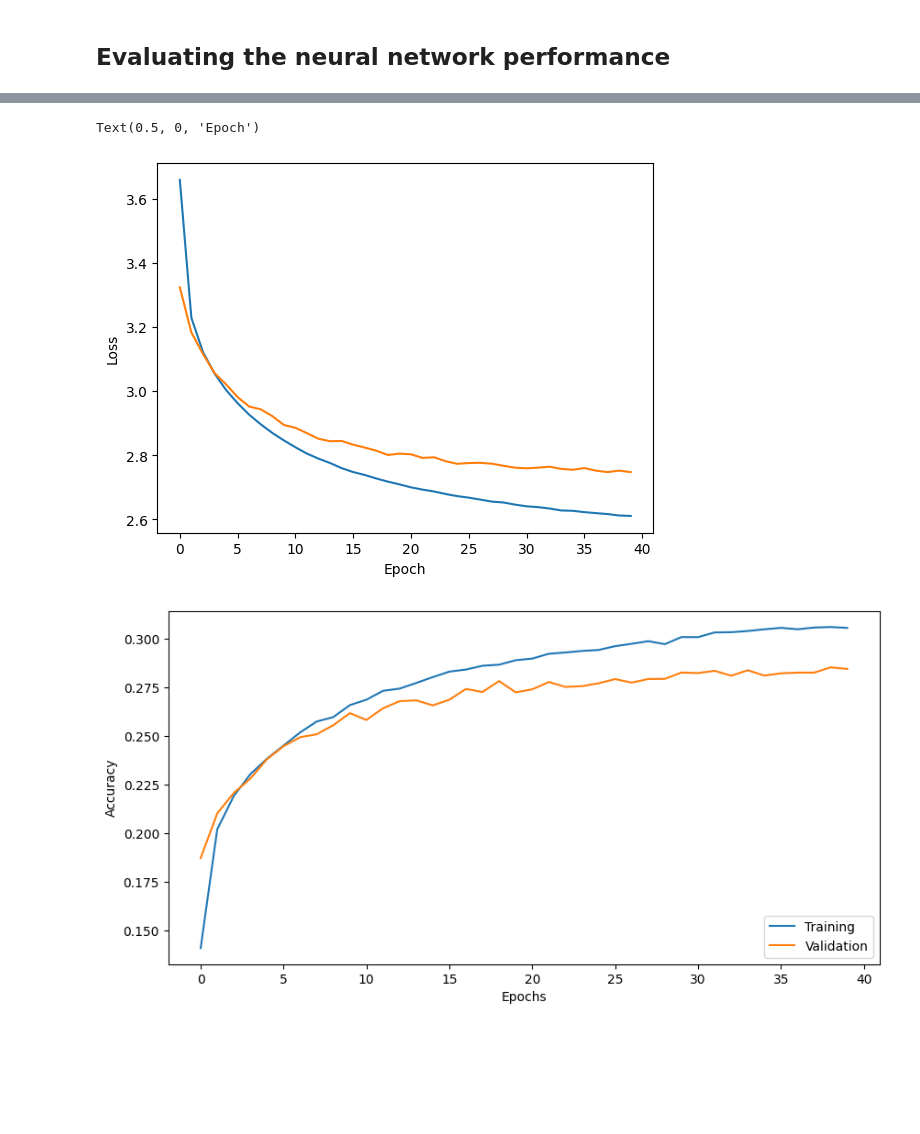
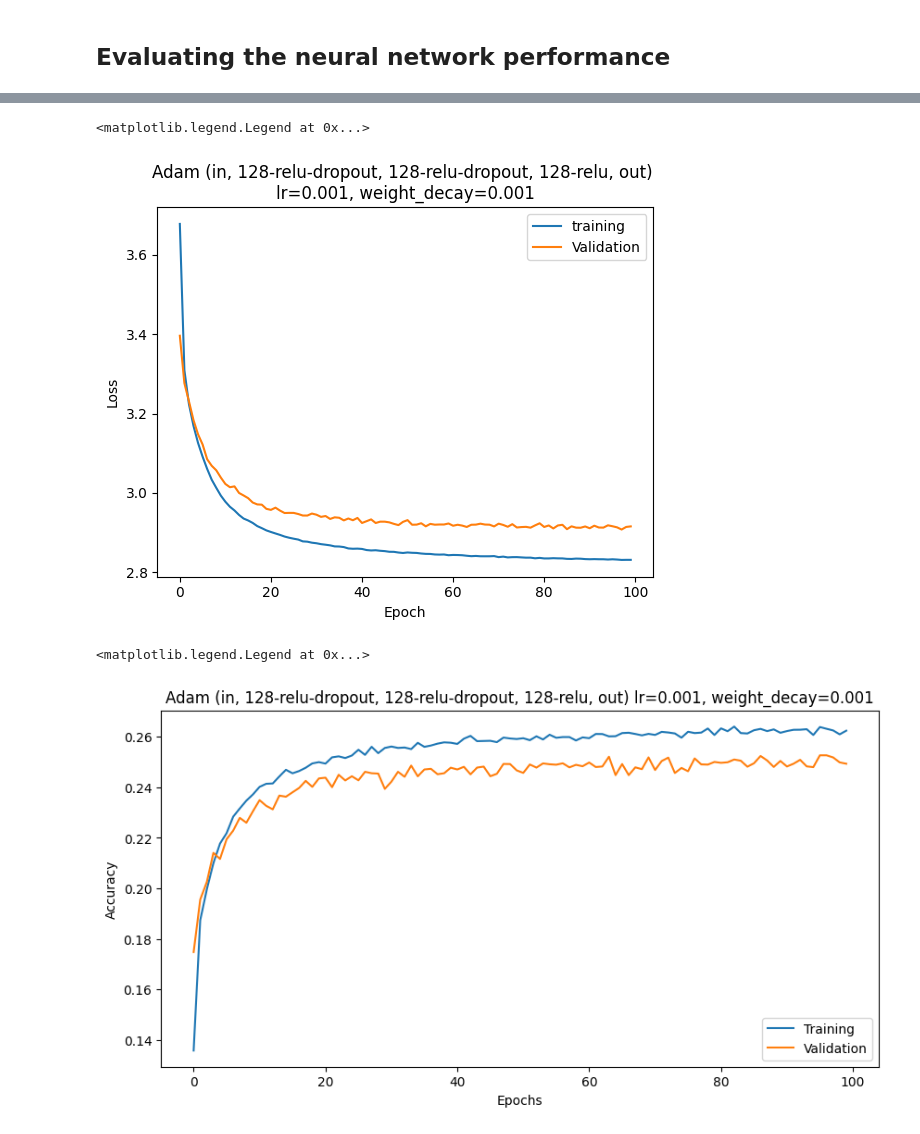
Before and after one commit to nightpress/csm148-project, a Jupyter notebook: spotify-final-nn-model.ipynb, the cells around one changed output, grey strips where cells are left out. Drawn from its saved outputs; the diff is of its cells as text; code cells hidden in the pictures; blank space fills up the shorter version.

```diff
--- a/spotify-final-nn-model.ipynb
+++ b/spotify-final-nn-model.ipynb
@@ -129,9 +82,9 @@ X_train_tensor = torch.FloatTensor(X_train_scaled)
 X_val_tensor = torch.FloatTensor(X_val_scaled)
 X_test_tensor = torch.FloatTensor(X_test_scaled)
 
-y_train_tensor = torch.LongTensor(y_train)
-y_val_tensor = torch.LongTensor(y_val)
-y_test_tensor = torch.LongTensor(y_test)
+y_train_tensor = torch.LongTensor(y_train.values)
+y_val_tensor = torch.LongTensor(y_val.values)
+y_test_tensor = torch.LongTensor(y_test.values)
 
 # Create dataset and dataloader objects
 train_dataset = TensorDataset(X_train_tensor, y_train_tensor)
@@ -142,6 +95,8 @@ train_loader = DataLoader(train_dataset, batch_size=100, shuffle=True)
 val_loader = DataLoader(val_dataset, batch_size=100)
 test_loader = DataLoader(test_dataset, batch_size=100)
 # %%
+from torch import nn, optim
+import torch
 # Define the neural network
 class NeuralNetwork(nn.Module):
     def __init__(self, num_features, num_classes):
@@ -149,9 +104,9 @@ class NeuralNetwork(nn.Module):
         self.model = nn.Sequential(
             nn.Linear(num_features, 128),
             nn.ReLU(),
-            nn.Linear(128, 64),
+            nn.Linear(128, 128),
             nn.ReLU(),
-            nn.Linear(64, num_classes)
+            nn.Linear(128, num_classes)
         )
 
     def forward(self, x):
@@ -160,7 +115,7 @@ class NeuralNetwork(nn.Module):
 # Initialize model, loss function, and optimizer
 model = NeuralNetwork(num_features=X_train.shape[1], num_classes=len(np.unique(y_train)))
 loss_fn  = nn.CrossEntropyLoss()
-optimizer = optim.Adam(model.parameters(), lr=0.001)
+optimizer = optim.Adam(model.parameters(), lr=0.001, weight_decay=0.001)
 # %%
 #define train and test functions
 
@@ -208,7 +163,7 @@ def test(dataloader, model, loss_fn):
     return test_loss, correct
 # %%
 # Training loop
-epochs = 40
+epochs = 100
 best_accuracy = 0
 res = 0
 train_losses = []
@@ -278,19 +233,23 @@ train_losses
 # %%
 import matplotlib.pyplot as plt
 
 plt.plot(range(epochs), train_losses, label="training")
 plt.plot(range(epochs), val_losses, label="Validation")
 plt.ylabel('Loss')
 plt.xlabel('Epoch')
+plt.title("Adam (in, 128-relu-dropout, 128-relu-dropout, 128-relu, out) \nlr=0.001, weight_decay=0.001")
+plt.legend()
 # %% [output]
-Text(0.5, 0, 'Epoch')
+<matplotlib.legend.Legend at 0x...>
-[figure, old version]
+[figure, new version]
 # %%
 plt.figure(figsize=(10, 5))
 plt.plot(range(epochs), train_accuracies, label='Training')
 plt.plot(range(epochs), val_accuracies, label='Validation')
 plt.ylabel('Accuracy')
 plt.xlabel('Epochs')
+plt.title("Adam (in, 128-relu-dropout, 128-relu-dropout, 128-relu, out) lr=0.001, weight_decay=0.001")
 plt.legend(loc='lower right')
 # %% [output]
+<matplotlib.legend.Legend at 0x...>
-[figure, old version]
+[figure, new version]
```
Also changed, not shown: parts of 13 cells of this notebook, 13 other files.
